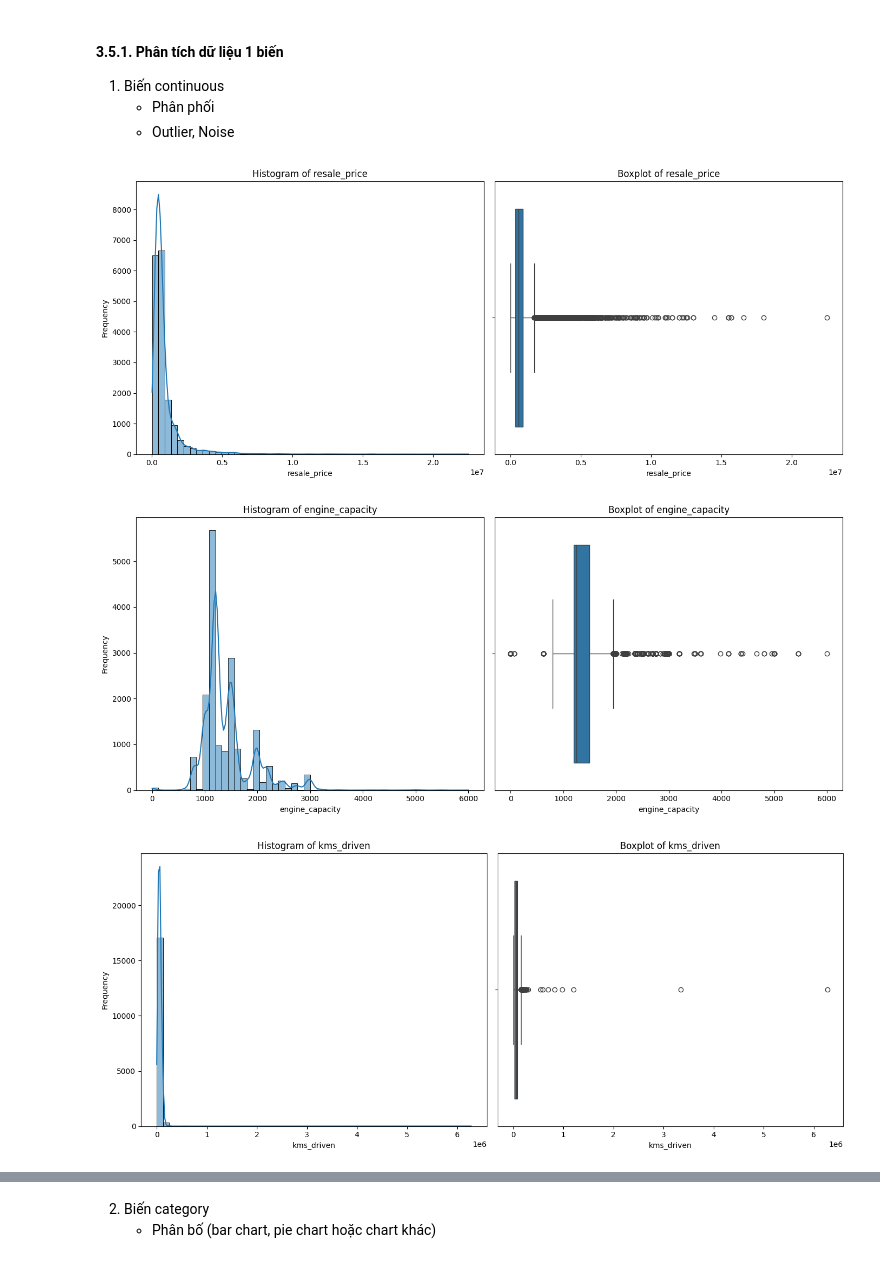
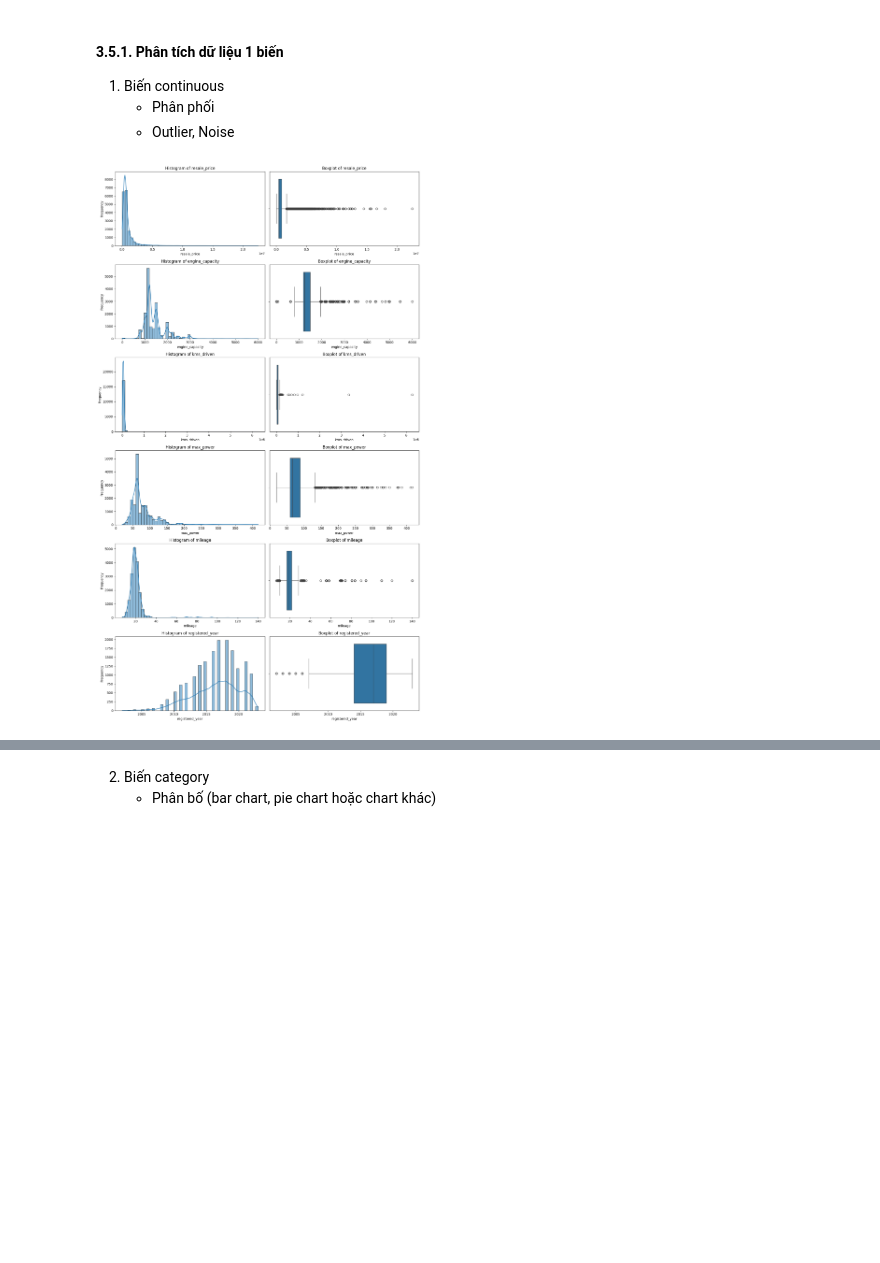
Before and after one commit to callmezuy/hcmus-data-mining--preprocessing, a Jupyter notebook: notebooks/02_tabular_preprocessing.ipynb, the cells around one changed output, grey strips where cells are left out. Saved outputs shown, nothing was run; the diff lists cells and outputs as text; code cells hidden in the pictures; blank space fills up the shorter version.

```diff
--- a/notebooks/02_tabular_preprocessing.ipynb
+++ b/notebooks/02_tabular_preprocessing.ipynb
@@ -483,31 +478,31 @@ sns.heatmap(eda_df.isna(), cbar=False)
     * Outlier, Noise
 # %%
 # Helper function for univariate analysis numerical columns
-def univariate_numerical_analysis(df, column):
-    plt.figure(figsize=(14, 6))
+def univariate_numerical_analysis(df, columns, bins=50):
+    if isinstance(columns, str):
+        columns = [columns]
 
-    bins = 50
-    # print(bins)
-    # Histogram
-    plt.subplot(1, 2, 1)
-    sns.histplot(df[column].dropna(), kde=True, bins=bins)
-    plt.title(f'Histogram of {column}')
-    plt.xlabel(column)
-    plt.ylabel('Frequency')
+    n_rows = len(columns)
+    fig, axes = plt.subplots(n_rows, 2, figsize=(14, 4 * n_rows), squeeze=False)
 
-    # Boxplot
-    plt.subplot(1, 2, 2)
-    sns.boxplot(x=df[column].dropna())
-    plt.title(f'Boxplot of {column}')
-    plt.xlabel(column)
+    for i, column in enumerate(columns):
+        series = df[column].dropna()
+
+        # Histogram
+        sns.histplot(series, kde=True, bins=bins, ax=axes[i, 0])
+        axes[i, 0].set_title(f'Histogram of {column}')
+        axes[i, 0].set_xlabel(column)
+        axes[i, 0].set_ylabel('Frequency')
+
+        # Boxplot
+        sns.boxplot(x=series, ax=axes[i, 1])
+        axes[i, 1].set_title(f'Boxplot of {column}')
+        axes[i, 1].set_xlabel(column)
 
     plt.tight_layout()
     plt.show()
 # %%
 num_cols = ['resale_price', 'engine_capacity', 'kms_driven', 'max_power', 'mileage', 'registered_year']
-for col in num_cols:
-    univariate_numerical_analysis(eda_df, col)
+univariate_numerical_analysis(eda_df, num_cols)
 # %% [output]
-[figure, old version]
+[figure, new version]
-[figure, removed]
-[figure, removed]
```
Also changed, not shown: parts of 7 cells of this notebook.
